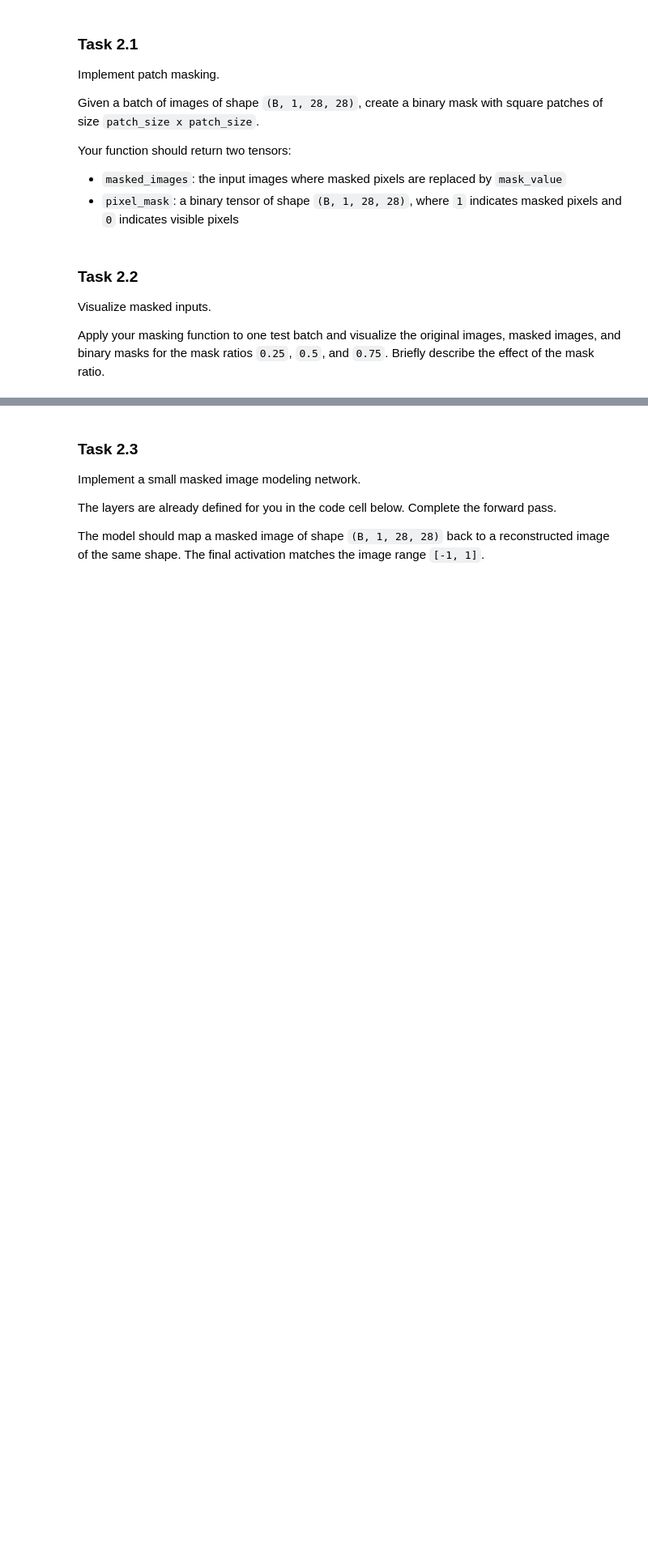
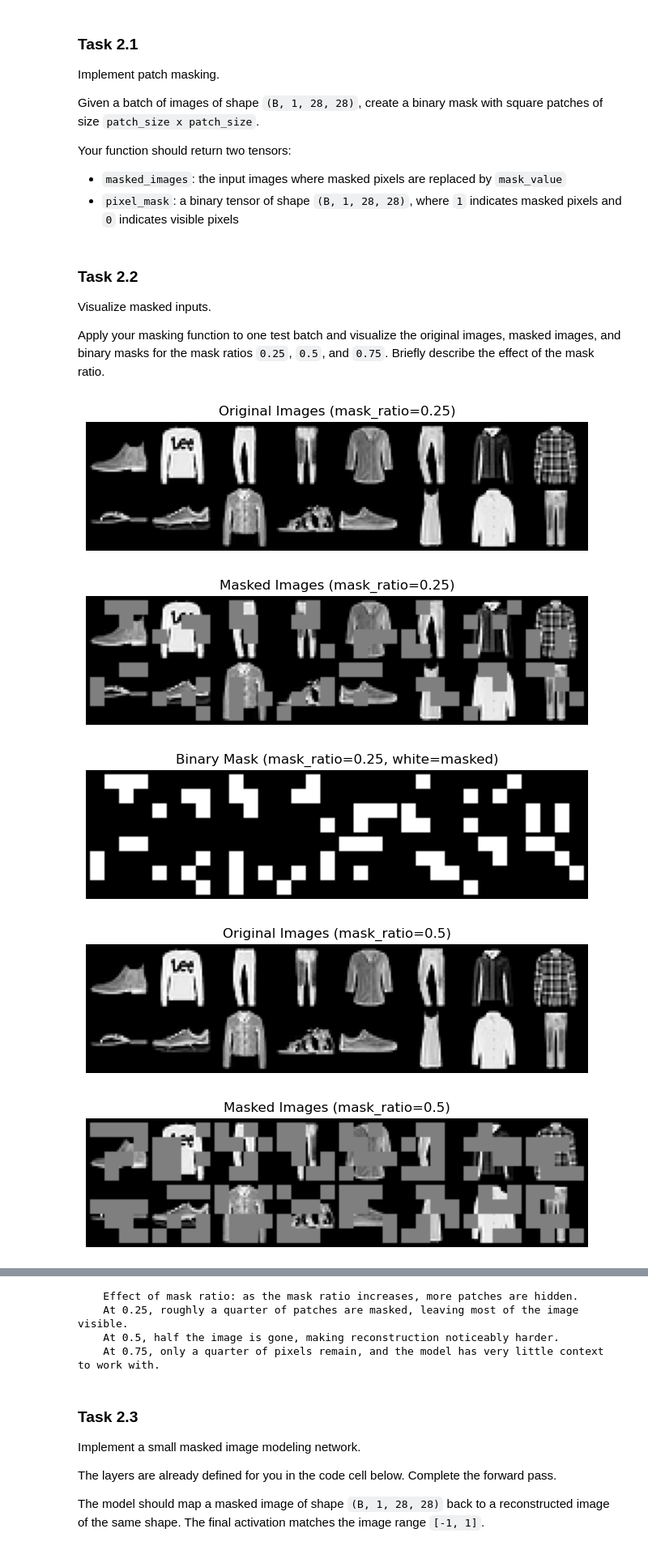
Before and after one commit to LuisMayerhofer/genVis-exercises, a Jupyter notebook: exercise_4/exercise_sheet_04.ipynb, the cells around one changed output, grey strips where cells are left out. Shown at 81% size. Drawn from its saved outputs; the diff is of its cells as text; code cells hidden in the pictures; blank space fills up the shorter version.

Commit message:
ex4: Finished Task 2 of 2

```diff
--- a/exercise_4/exercise_sheet_04.ipynb
+++ b/exercise_4/exercise_sheet_04.ipynb
@@ -582,17 +594,28 @@ Visualize masked inputs.
 
 Apply your masking function to one test batch and visualize the original images, masked images, and binary masks for the mask ratios `0.25`, `0.5`, and `0.75`. Briefly describe the effect of the mask ratio.
 # %%
-# TODO: Visualize original images, masked images, and masks for each mask ratio.
-
 images, _ = next(iter(test_loader))
 images = images.to(device)
 
 for ratio in [0.25, 0.5, 0.75]:
-    # TODO: Create masked images and binary masks with `create_patch_mask`.
-    # TODO: Visualize originals, masked images, and masks for this ratio.
-    pass
+    masked_imgs, pixel_mask = create_patch_mask(images, patch_size=7, mask_ratio=ratio)
 
-mask_ratio_comment = 'TODO: Briefly describe what changes when the mask ratio increases.'
+    show_tensor_grid(images[:16], title=f"Original Images (mask_ratio={ratio})", value_range=(-1, 1))
+    show_tensor_grid(masked_imgs[:16], title=f"Masked Images (mask_ratio={ratio})", value_range=(-1, 1))
+    # pixel_mask is binary {0,1}, display with value_range=(0,1)
+    show_tensor_grid(pixel_mask[:16].float(), title=f"Binary Mask (mask_ratio={ratio}, white=masked)", value_range=(0, 1))
+
+mask_ratio_comment = ("""
+    Effect of mask ratio: as the mask ratio increases, more patches are hidden.
+    At 0.25, roughly a quarter of patches are masked, leaving most of the image visible.
+    At 0.5, half the image is gone, making reconstruction noticeably harder.
+    At 0.75, only a quarter of pixels remain, and the model has very little context to work with.
+"""
+)
 print(mask_ratio_comment)
-
-raise NotImplementedError('Task 2.2: visualize patch masks.')
+# %% [output]
+[figure, added]
+[figure, added]
+[figure, added]
+[figure, added]
+[figure, added]
@@ -599,3 +626,7 @@ raise NotImplementedError('Task 2.2: visualize patch masks.')
+    Effect of mask ratio: as the mask ratio increases, more patches are hidden.
+    At 0.25, roughly a quarter of patches are masked, leaving most of the image visible.
+    At 0.5, half the image is gone, making reconstruction noticeably harder.
+    At 0.75, only a quarter of pixels remain, and the model has very little context to work with.
 # %% [markdown]
 ### Task 2.3
 Implement a small masked image modeling network.
```
Also changed, not shown: parts of 13 cells of this notebook.
